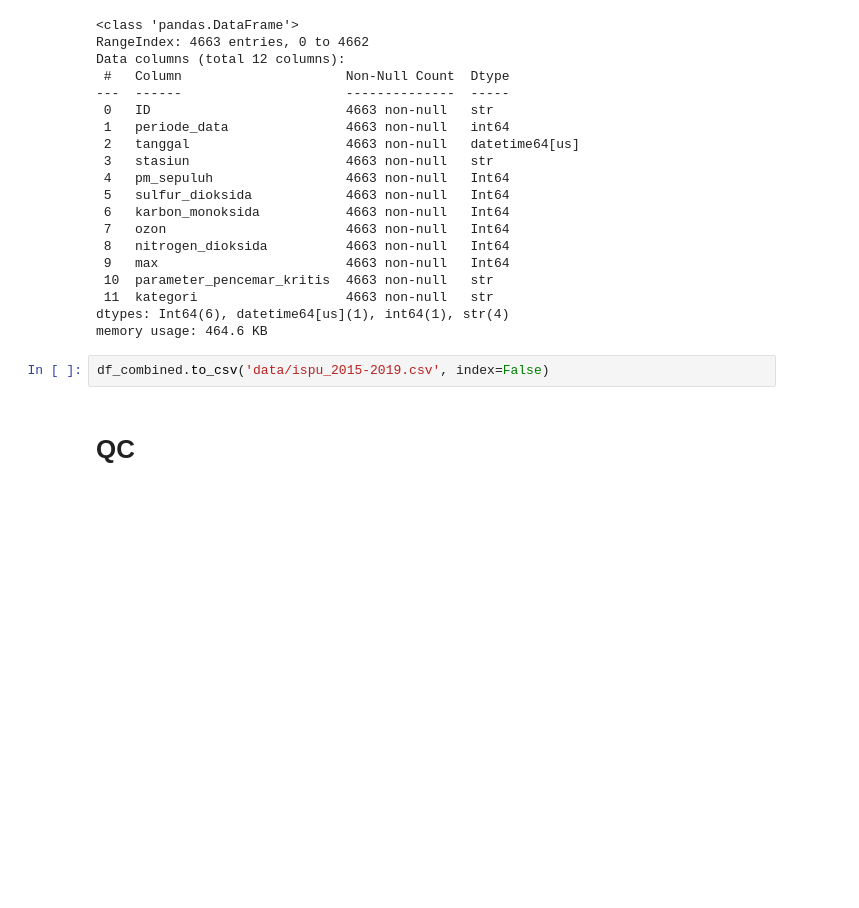
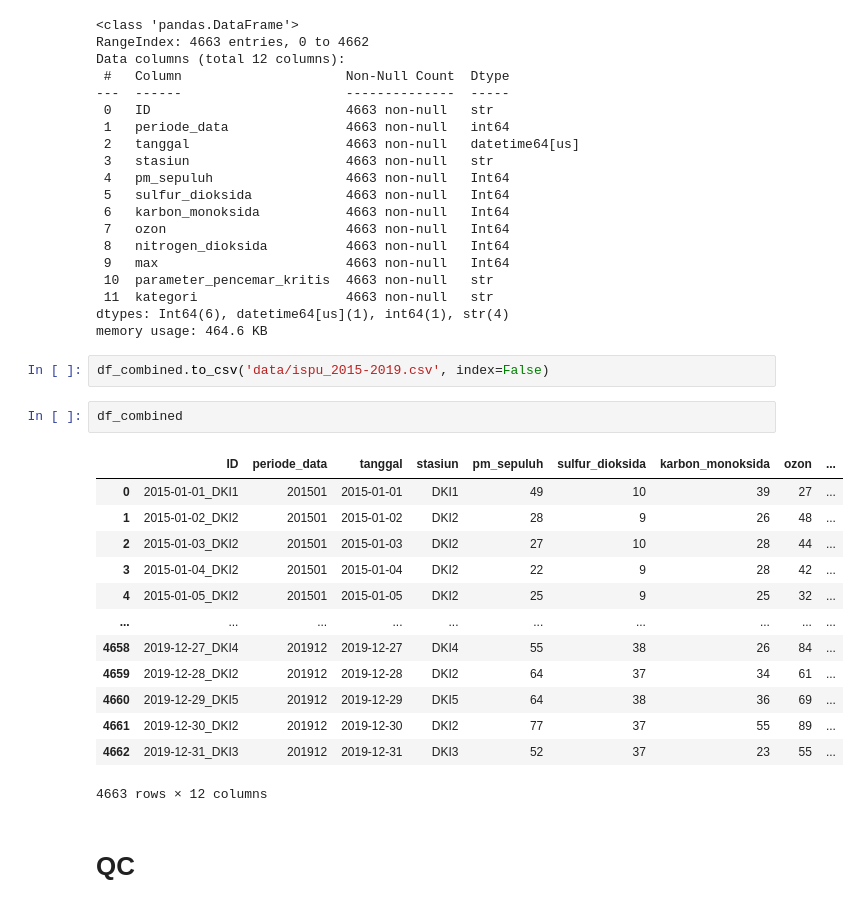
Before and after one commit to DanishRitonga/datavidia-penyisihan, a Jupyter notebook: main.ipynb, the cells around one changed output. Drawn from its saved outputs; the diff is of its cells as text; blank space fills up the shorter version.

```diff
--- a/main.ipynb
+++ b/main.ipynb
@@ -143,6 +152,22 @@ dtypes: Int64(6), datetime64[us](1), int64(1), str(4)
 memory usage: 464.6 KB
 # %%
 df_combined.to_csv('data/ispu_2015-2019.csv', index=False)
+# %%
+df_combined
+# %% [output]
+|  | ID | periode_data | tanggal | stasiun | pm_sepuluh | sulfur_dioksida | karbon_monoksida | ozon | ... |
+| 0 | 2015-01-01_DKI1 | 201501 | 2015-01-01 | DKI1 | 49 | 10 | 39 | 27 | ... |
+| 1 | 2015-01-02_DKI2 | 201501 | 2015-01-02 | DKI2 | 28 | 9 | 26 | 48 | ... |
+| 2 | 2015-01-03_DKI2 | 201501 | 2015-01-03 | DKI2 | 27 | 10 | 28 | 44 | ... |
+| 3 | 2015-01-04_DKI2 | 201501 | 2015-01-04 | DKI2 | 22 | 9 | 28 | 42 | ... |
+| 4 | 2015-01-05_DKI2 | 201501 | 2015-01-05 | DKI2 | 25 | 9 | 25 | 32 | ... |
+| ... | ... | ... | ... | ... | ... | ... | ... | ... | ... |
+| 4658 | 2019-12-27_DKI4 | 201912 | 2019-12-27 | DKI4 | 55 | 38 | 26 | 84 | ... |
+| 4659 | 2019-12-28_DKI2 | 201912 | 2019-12-28 | DKI2 | 64 | 37 | 34 | 61 | ... |
+| 4660 | 2019-12-29_DKI5 | 201912 | 2019-12-29 | DKI5 | 64 | 38 | 36 | 69 | ... |
+| 4661 | 2019-12-30_DKI2 | 201912 | 2019-12-30 | DKI2 | 77 | 37 | 55 | 89 | ... |
+| 4662 | 2019-12-31_DKI3 | 201912 | 2019-12-31 | DKI3 | 52 | 37 | 23 | 55 | ... |
+4663 rows × 12 columns
 # %% [markdown]
 # QC
 # %%
```
Also changed, not shown: parts of 18 cells of this notebook.
